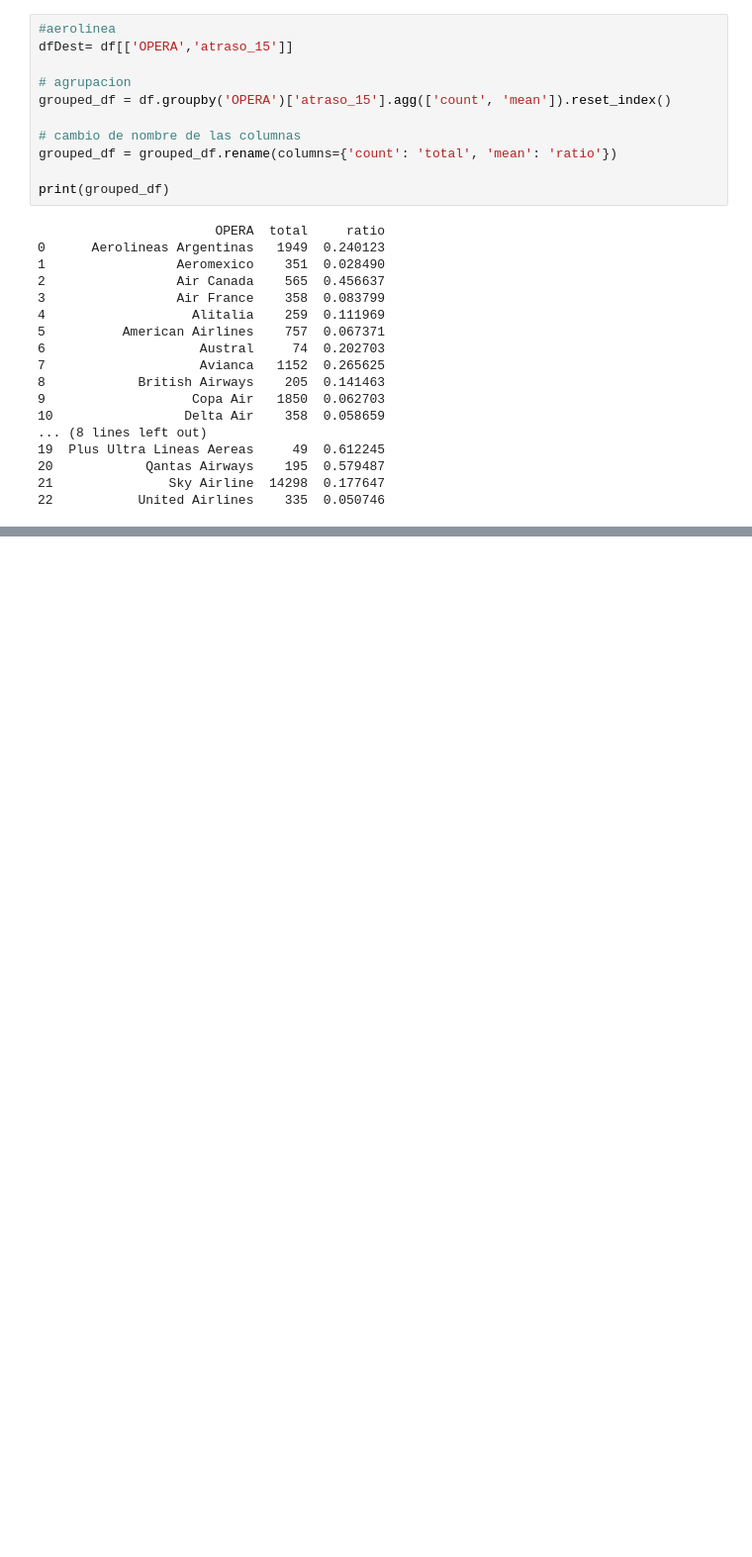
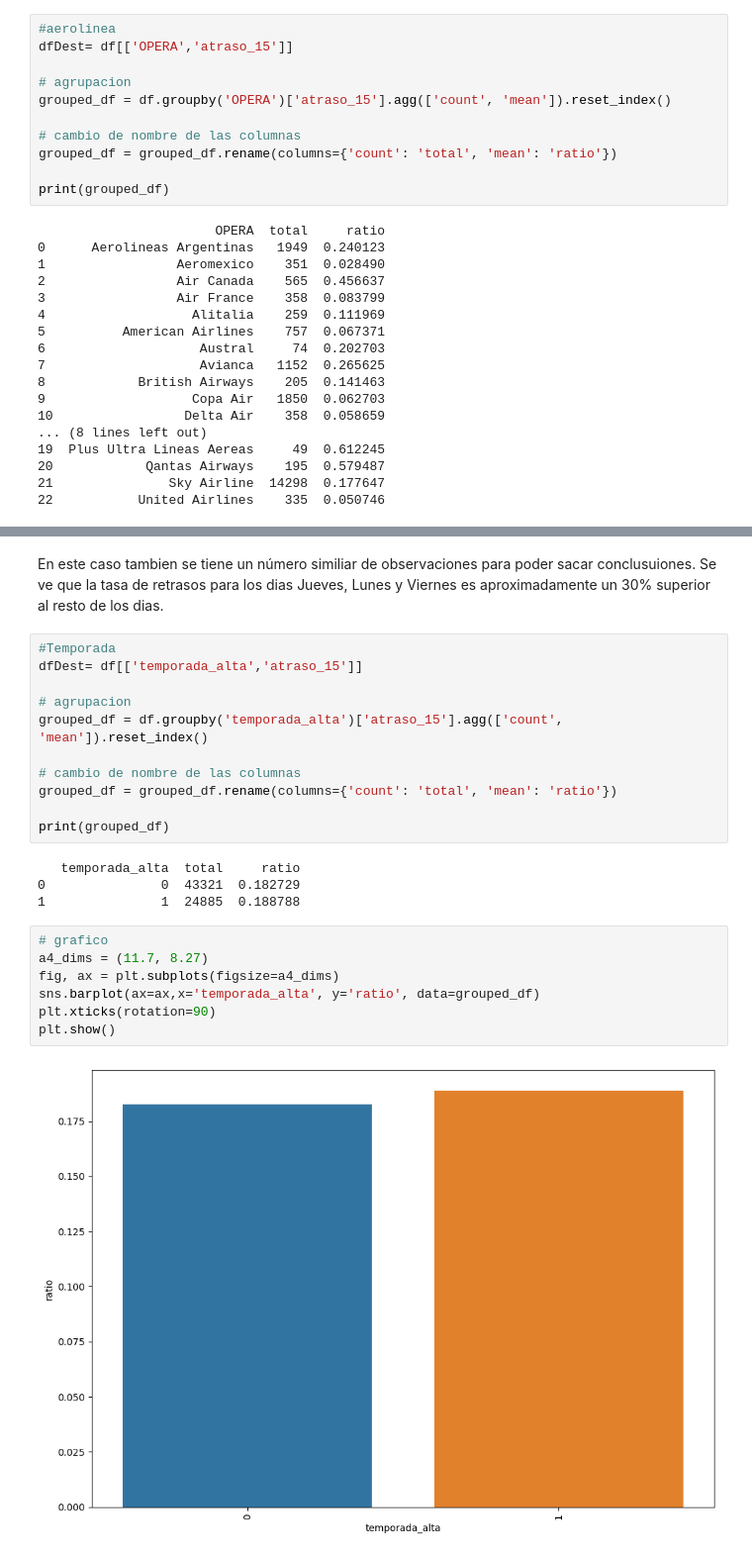
Before and after one commit to DanielATV/ChallengeLATAM, a Jupyter notebook: solution.ipynb, the cells around one changed output, grey strips where cells are left out. Shown: that part at 99% size. Cells and saved outputs as stored; diff of their text form; blank space fills up the shorter version.

Commit message:
update temporada_alta vs atraso_15 plot + analysis

```diff
--- a/solution.ipynb
+++ b/solution.ipynb
@@ -597,0 +596,26 @@ En este caso tambien se tiene un número similiar de observaciones para poder sa
+# %% [markdown]
+En este caso tambien se tiene un número similiar de observaciones para poder sacar conclusuiones. Se ve que la tasa de retrasos para los dias Jueves, Lunes y Viernes es aproximadamente un 30% superior al resto de los dias.
+# %%
+#Temporada
+dfDest= df[['temporada_alta','atraso_15']]
+
+# agrupacion
+grouped_df = df.groupby('temporada_alta')['atraso_15'].agg(['count', 'mean']).reset_index()
+
+# cambio de nombre de las columnas
+grouped_df = grouped_df.rename(columns={'count': 'total', 'mean': 'ratio'})
+
+print(grouped_df)
+# %% [output]
+   temporada_alta  total     ratio
+0               0  43321  0.182729
+1               1  24885  0.188788
+# %%
+# grafico
+a4_dims = (11.7, 8.27)
+fig, ax = plt.subplots(figsize=a4_dims)
+sns.barplot(ax=ax,x='temporada_alta', y='ratio', data=grouped_df)
+plt.xticks(rotation=90)
+plt.show()
+# %% [output]
+[figure, added]
```
Also changed, not shown: parts of 18 cells of this notebook.
